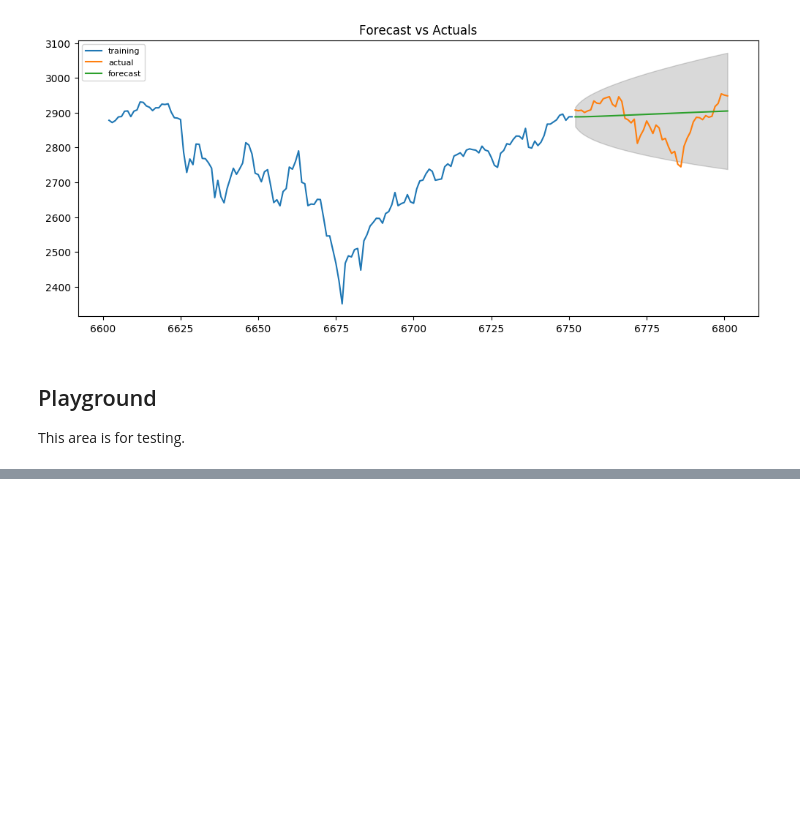
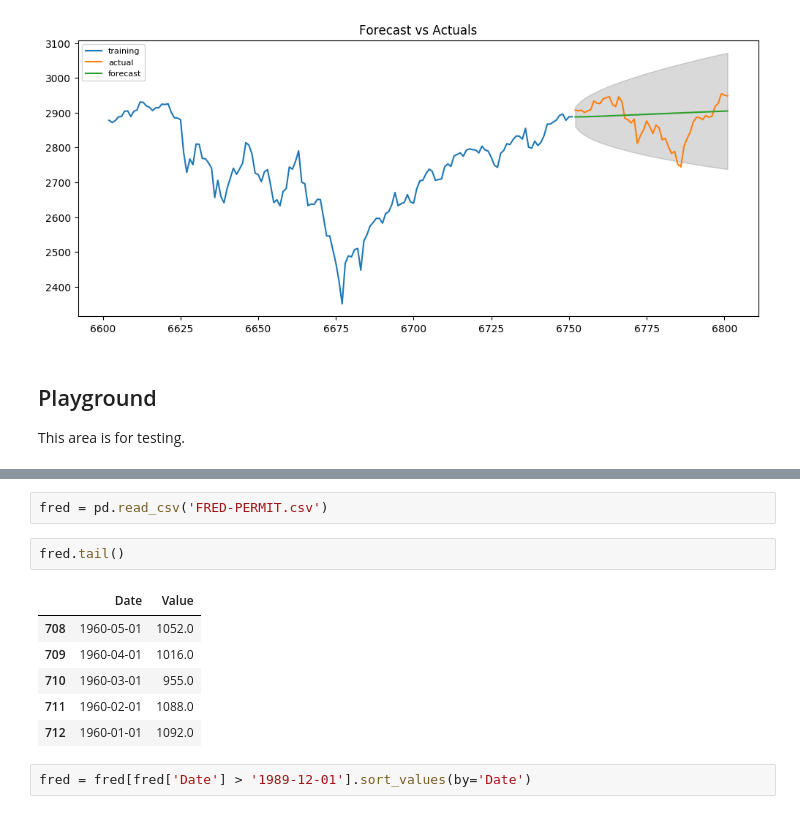
Before and after one commit to black-swan-2/VIX_Master, a Jupyter notebook: VIX_Master.ipynb, the cells around one changed output, grey strips where cells are left out. Cells and saved outputs as stored; diff of their text form; blank space fills up the shorter version.

Commit message:
msci_acwi, fred permitting,

```diff
--- a/VIX_Master.ipynb
+++ b/VIX_Master.ipynb
@@ -497,0 +509,13 @@ This area is for testing.
+# %%
+fred = pd.read_csv('FRED-PERMIT.csv')
+# %%
+fred.tail()
+# %% [output]
+|  | Date | Value |
+| 708 | 1960-05-01 | 1052.0 |
+| 709 | 1960-04-01 | 1016.0 |
+| 710 | 1960-03-01 | 955.0 |
+| 711 | 1960-02-01 | 1088.0 |
+| 712 | 1960-01-01 | 1092.0 |
+# %%
+fred = fred[fred['Date'] > '1989-12-01'].sort_values(by='Date')
```
Also changed, not shown: parts of 2 cells of this notebook, 3 other files.
